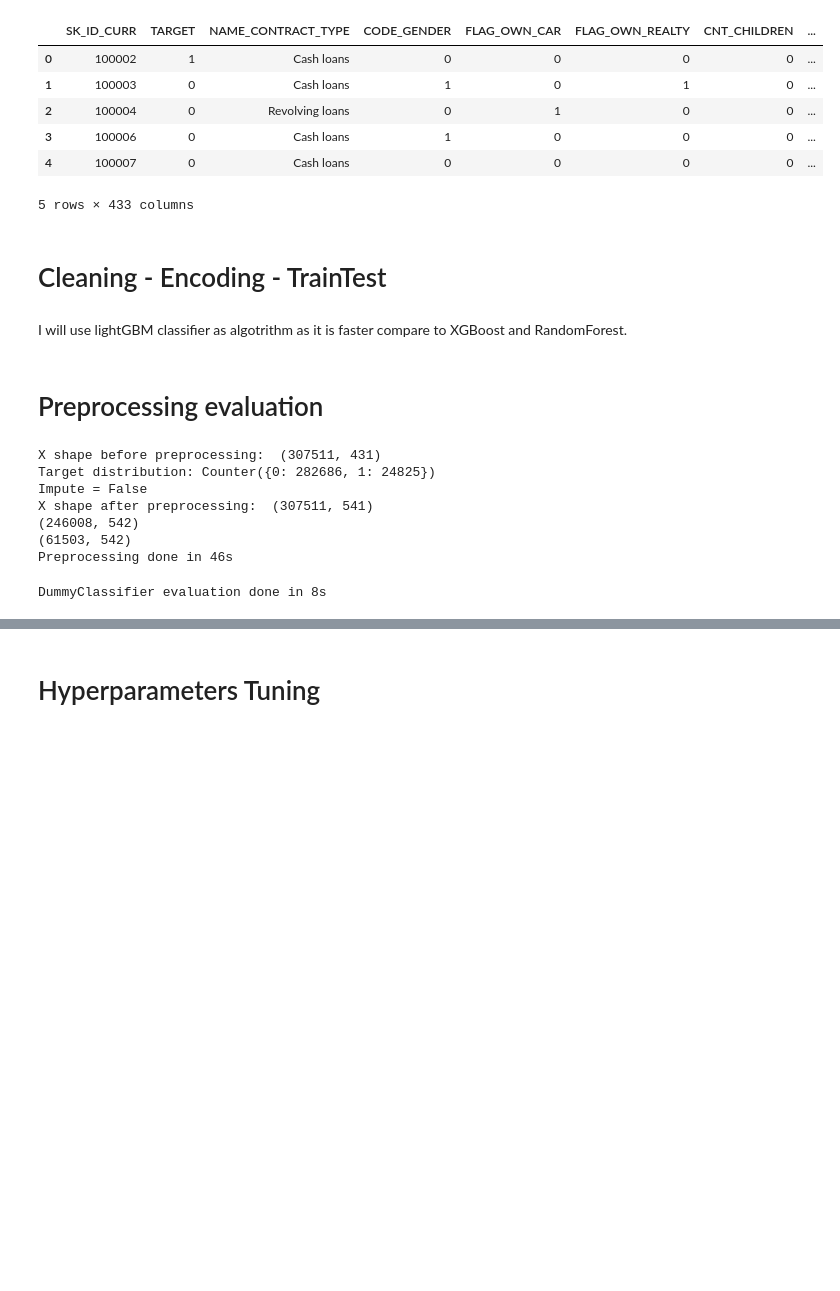
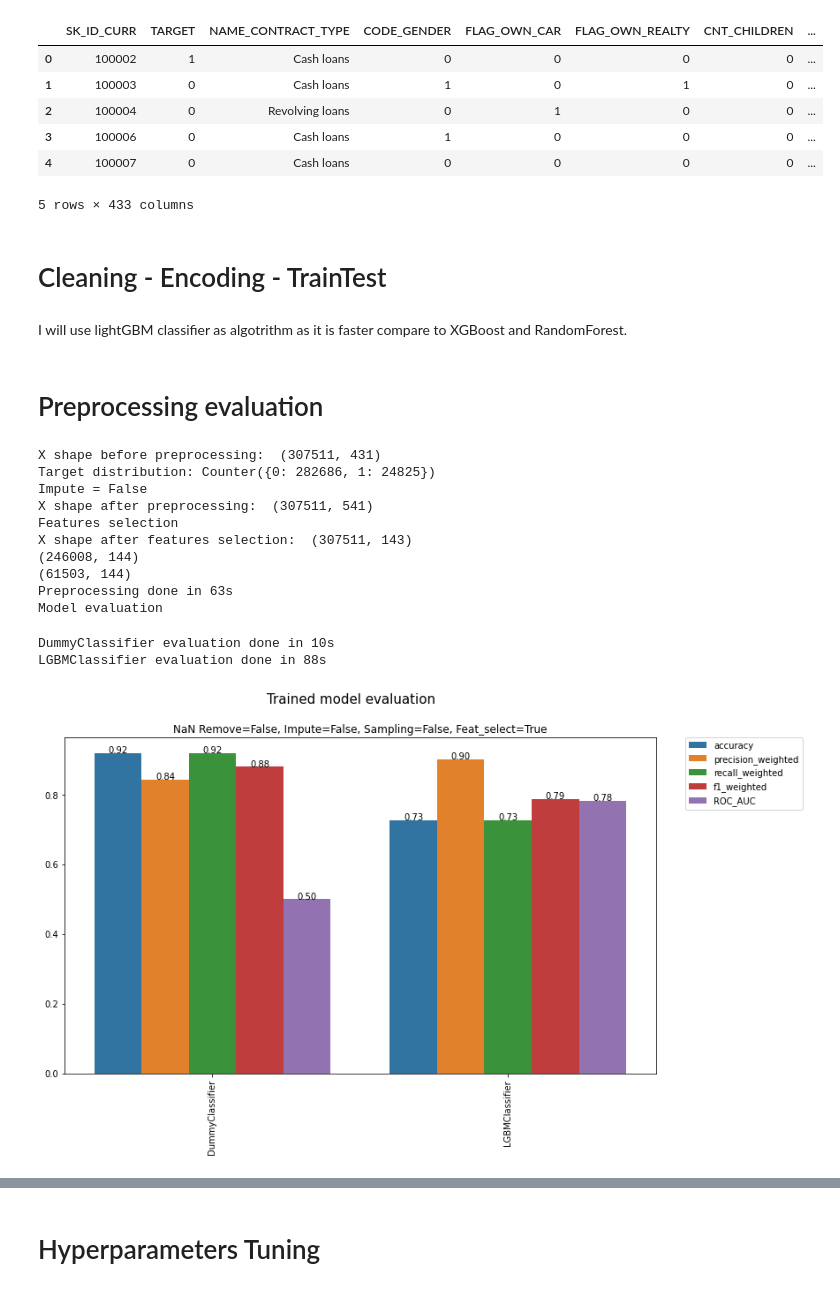
Before and after one commit to FranckLM3/P7_Implementez_modele_scoring, a Jupyter notebook: P7_modelisation.ipynb, the cells around one changed output, grey strips where cells are left out. Drawn from its saved outputs; the diff is of its cells as text; code cells hidden in the pictures; blank space fills up the shorter version.

```diff
--- a/P7_modelisation.ipynb
+++ b/P7_modelisation.ipynb
@@ -491,13 +568,14 @@ warnings.filterwarnings('ignore')
 # %%
 # Evaluation
-
+warnings.filterwarnings('ignore')
 t0 = time.time()
 dfs = []
 models = [
           ('DummyClassifier', DummyClassifier()),
-          ('LGBMClassifier',LGBMClassifier()),
-          #('LogisticRegression', LogisticRegression()),
-          #('RandomForestClassifier', RandomForestClassifier()),
+          ('LGBMClassifier',LGBMClassifier(n_jobs=-1,
+                                           scale_pos_weight=Counter(df['TARGET'])[0]/Counter(df['TARGET'])[1])),
+          #('LogisticRegression', LogisticRegression(n_jobs=-1)),
+          #('RandomForestClassifier', RandomForestClassifier(n_jobs=-1)),
         ]
 results = []
 names = []
@@ -512,9 +590,15 @@ scoring = {'accuracy': 'accuracy',
 NaN_remove=False
 impute=False
 sampling=False
+feat_select=True
 
-X_train, y_train, X_test, y_test, feats = preprocessing(df,NaN_remove=NaN_remove, impute=impute, sampling=sampling)
+X_train, y_train, X_test, y_test, feats = preprocessing(df,
+                                                        NaN_remove=NaN_remove,
+                                                        impute=impute,
+                                                        sampling=sampling,
+                                                        feat_select=feat_select)
 
+print('Model evaluation')
 for name, model in models:
     t0 = time.time()
     cv = StratifiedKFold(n_splits=5, shuffle=True, random_state=1)
@@ -545,36 +629,41 @@ eval_ag.rename(columns={'test_roc_auc': 'ROC_AUC',
                         'test_precision_weighted':'precision_weighted',
                         'test_recall_weighted':'recall_weighted',
                         'test_f1_weighted':'f1_weighted'},inplace=True)
 stack=eval_ag.melt(id_vars=['model'])
 
 # Plot model score
 fig, axes= plt.subplots(figsize=(12,7))
 plt.suptitle('Trained model evaluation', fontsize=15)
-plt.title('NaN Remove={}, Impute={}, Sampling={}'.format(NaN_remove, impute, sampling))
+plt.title('NaN Remove={}, Impute={}, Sampling={}, Feat_select={}'.format(NaN_remove, impute, sampling, feat_select))
 ax=sns.barplot(x='model', y='value', hue='variable', data=stack, ax=axes)
 for p in ax.patches:
     height = p.get_height()
     ax.text(p.get_x()+p.get_width()/2.,
             height + 0.001,
             "%.2f" % p.get_height(),
             ha="center")
 
 for tick in ax.get_xticklabels():
         tick.set_rotation(90)
 plt.xlabel("")
 plt.ylabel("")
 plt.legend(bbox_to_anchor=(1.05,1),loc=2,  borderaxespad=0.)
 plt.draw()
-plt.savefig('visualisation/Preprocess_eval_NaN-{}_Impute-{}_Sampling-{}.png'.format(NaN_remove, impute, sampling),
+plt.savefig('visualisation/Preprocess_eval_NaN-{}_Impute-{}_Sampling-{}_Fselect-{}.png'.format(NaN_remove, impute, sampling, feat_select),
             facecolor='w',
             edgecolor='w',
             bbox_inches='tight')
 # %% [output]
 X shape before preprocessing:  (307511, 431)
 Target distribution: Counter({0: 282686, 1: 24825})
 Impute = False
 X shape after preprocessing:  (307511, 541)
-(246008, 542)
-(61503, 542)
-Preprocessing done in 46s
+Features selection
+X shape after features selection:  (307511, 143)
+(246008, 144)
+(61503, 144)
+Preprocessing done in 63s
+Model evaluation
-DummyClassifier evaluation done in 8s
+DummyClassifier evaluation done in 10s
+LGBMClassifier evaluation done in 88s
+[figure, added]
```
Also changed, not shown: parts of 17 cells of this notebook, 18 other files.
